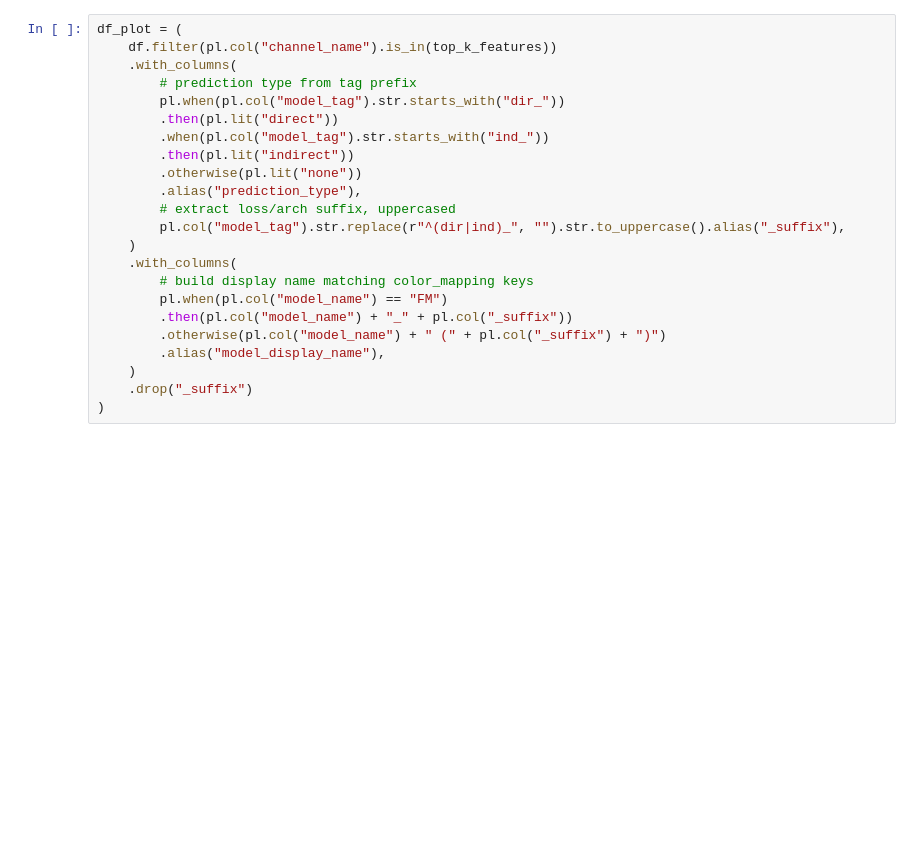
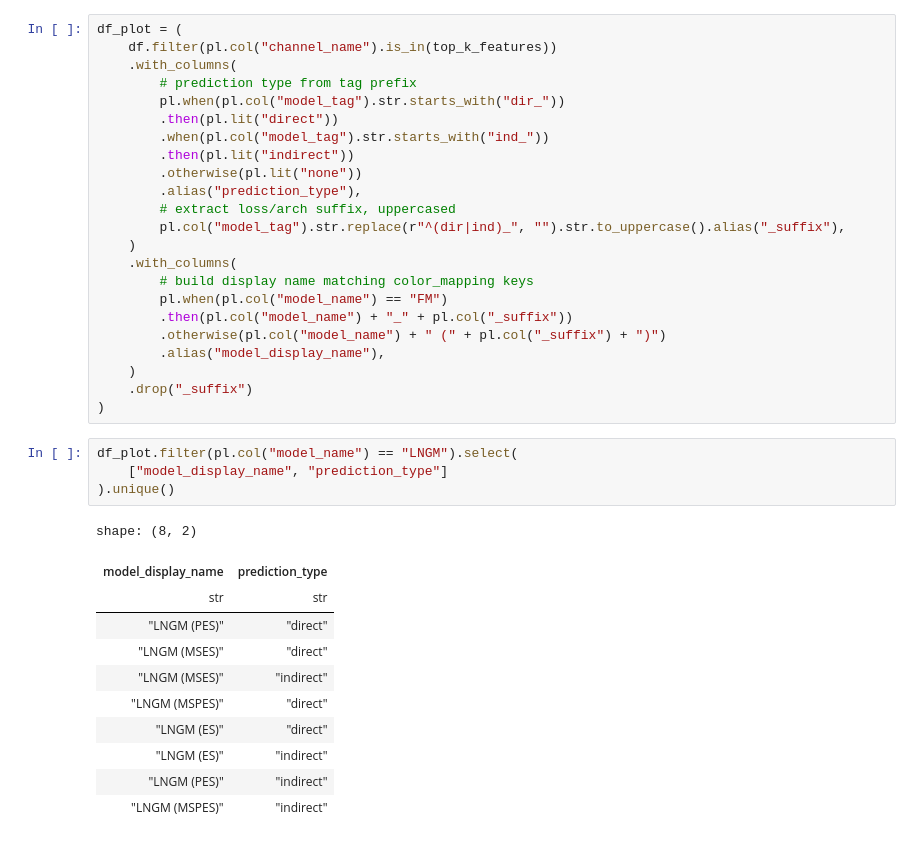
Before and after one commit to m-j-w-f/GenPP, a Jupyter notebook: src/genpp/plots/07plot_feature_importance.ipynb, the cells around one changed output. Cells and saved outputs as stored; diff of their text form; blank space fills up the shorter version.

Commit message:
add plots

```diff
--- a/src/genpp/plots/07plot_feature_importance.ipynb
+++ b/src/genpp/plots/07plot_feature_importance.ipynb
@@ -56,6 +151,22 @@ df_plot = (
     )
     .drop("_suffix")
 )
+# %%
+df_plot.filter(pl.col("model_name") == "LNGM").select(
+    ["model_display_name", "prediction_type"]
+).unique()
+# %% [output]
+shape: (8, 2)
+| model_display_name | prediction_type |
+| str | str |
+| "LNGM (PES)" | "direct" |
+| "LNGM (MSES)" | "direct" |
+| "LNGM (MSES)" | "indirect" |
+| "LNGM (MSPES)" | "direct" |
+| "LNGM (ES)" | "direct" |
+| "LNGM (ES)" | "indirect" |
+| "LNGM (PES)" | "indirect" |
+| "LNGM (MSPES)" | "indirect" |
 # %%
 color_mapping = {
     "RAW": "black",
```
Also changed, not shown: parts of 7 cells of this notebook.
